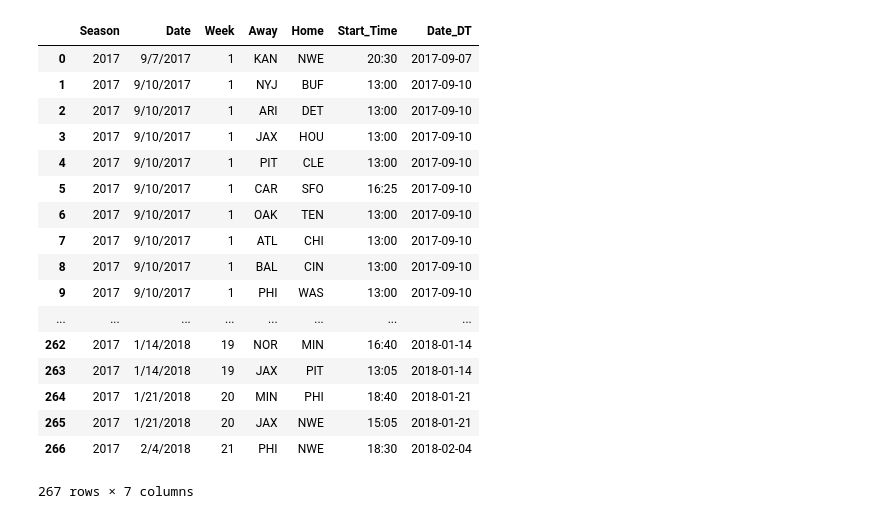
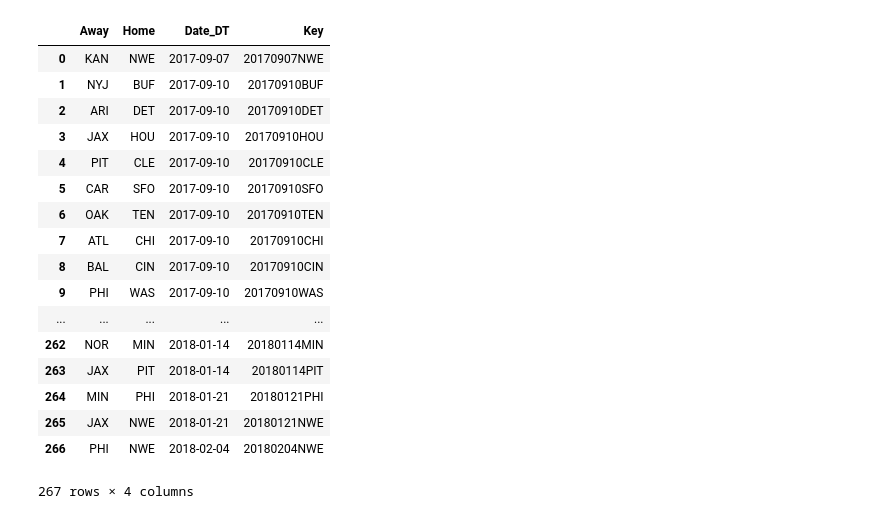
Before and after one commit to jts550/NFL-predictions, a Jupyter notebook: Days_Since_Last_Game.ipynb, the cells around one changed output. Drawn from its saved outputs; the diff is of its cells as text; code cells hidden in the pictures.

```diff
--- a/Days_Since_Last_Game.ipynb
+++ b/Days_Since_Last_Game.ipynb
@@ -16,36 +16,40 @@ nfl_stats_2017[['Start','Start_Time']] = nfl_stats_2017['Start'].str.split(' ',e
 nfl_stats_2017 = nfl_stats_2017.rename(index=str, columns = {"Start":"Date"})
 
 #create Datetime values for Date & format
-nfl_stats_2017['Date_DT'] = nfl_stats_2017['Date'].map(lambda x: datetime.strptime(x, '%m/%d/%Y'))
+nfl_stats_2017['Date_DT'] = nfl_stats_2017['Date'].map(lambda x: datetime.datetime.strptime(x, '%m/%d/%Y'))
+
+#create keys for join
+nfl_stats_2017['f_date'] = nfl_stats_2017['Date_DT'].map(lambda x: x.strftime('%Y%m%d'))
+nfl_stats_2017 = nfl_stats_2017.assign(Key = lambda x: nfl_stats_2017.f_date+nfl_stats_2017.Home)
 # %%
-#create key -- COME BACK TO THIS
 #drop unnecessary columns
+nfl_stats_2017 = nfl_stats_2017.drop(['f_date'], axis = 1)
 
-dslg_data = nfl_stats_2017.drop(['APts', 'HPts', 'OverUnder','VegasLine', 'AFD',
-                     'AFum', 'AFumL', 'APY', 'APA', 'API', 'HPS', 'HPSY',
-                     'ARA', 'ARY', 'HFD', 'HFum', 'HFumL', 'HPY', 'HPA',
-                     'HPI', 'HPS.1','HPSY.1', 'HRA', 'HRY'], axis = 1)
+dslg_data = nfl_stats_2017.drop(['Season', 'Date', 'Week', 'APts', 'HPts', 'OverUnder',
+       'VegasLine', 'AFD', 'AFum', 'AFumL', 'APY', 'APA', 'API', 'HPS', 'HPSY',
+       'ARA', 'ARY', 'HFD', 'HFum', 'HFumL', 'HPY', 'HPA', 'HPI', 'HPS.1',
+       'HPSY.1', 'HRA', 'HRY', 'Start_Time'], axis = 1)
 
 dslg_data
 # %% [output]
-|  | Season | Date | Week | Away | Home | Start_Time | Date_DT |
-| 0 | 2017 | 9/7/2017 | 1 | KAN | NWE | 20:30 | 2017-09-07 |
-| 1 | 2017 | 9/10/2017 | 1 | NYJ | BUF | 13:00 | 2017-09-10 |
-| 2 | 2017 | 9/10/2017 | 1 | ARI | DET | 13:00 | 2017-09-10 |
-| 3 | 2017 | 9/10/2017 | 1 | JAX | HOU | 13:00 | 2017-09-10 |
-| 4 | 2017 | 9/10/2017 | 1 | PIT | CLE | 13:00 | 2017-09-10 |
-| 5 | 2017 | 9/10/2017 | 1 | CAR | SFO | 16:25 | 2017-09-10 |
-| 6 | 2017 | 9/10/2017 | 1 | OAK | TEN | 13:00 | 2017-09-10 |
-| 7 | 2017 | 9/10/2017 | 1 | ATL | CHI | 13:00 | 2017-09-10 |
-| 8 | 2017 | 9/10/2017 | 1 | BAL | CIN | 13:00 | 2017-09-10 |
-| 9 | 2017 | 9/10/2017 | 1 | PHI | WAS | 13:00 | 2017-09-10 |
-| ... | ... | ... | ... | ... | ... | ... | ... |
-| 262 | 2017 | 1/14/2018 | 19 | NOR | MIN | 16:40 | 2018-01-14 |
-| 263 | 2017 | 1/14/2018 | 19 | JAX | PIT | 13:05 | 2018-01-14 |
-| 264 | 2017 | 1/21/2018 | 20 | MIN | PHI | 18:40 | 2018-01-21 |
-| 265 | 2017 | 1/21/2018 | 20 | JAX | NWE | 15:05 | 2018-01-21 |
-| 266 | 2017 | 2/4/2018 | 21 | PHI | NWE | 18:30 | 2018-02-04 |
+|  | Away | Home | Date_DT | Key |
+| 0 | KAN | NWE | 2017-09-07 | 20170907NWE |
+| 1 | NYJ | BUF | 2017-09-10 | 20170910BUF |
+| 2 | ARI | DET | 2017-09-10 | 20170910DET |
+| 3 | JAX | HOU | 2017-09-10 | 20170910HOU |
+| 4 | PIT | CLE | 2017-09-10 | 20170910CLE |
+| 5 | CAR | SFO | 2017-09-10 | 20170910SFO |
+| 6 | OAK | TEN | 2017-09-10 | 20170910TEN |
+| 7 | ATL | CHI | 2017-09-10 | 20170910CHI |
+| 8 | BAL | CIN | 2017-09-10 | 20170910CIN |
+| 9 | PHI | WAS | 2017-09-10 | 20170910WAS |
+| ... | ... | ... | ... | ... |
+| 262 | NOR | MIN | 2018-01-14 | 20180114MIN |
+| 263 | JAX | PIT | 2018-01-14 | 20180114PIT |
+| 264 | MIN | PHI | 2018-01-21 | 20180121PHI |
+| 265 | JAX | NWE | 2018-01-21 | 20180121NWE |
+| 266 | PHI | NWE | 2018-02-04 | 20180204NWE |
-267 rows × 7 columns
+267 rows × 4 columns
 # %%
 #create list of teams
 teams = dslg_data['Away'].unique()
```
Also changed, not shown: parts of 8 cells of this notebook.
